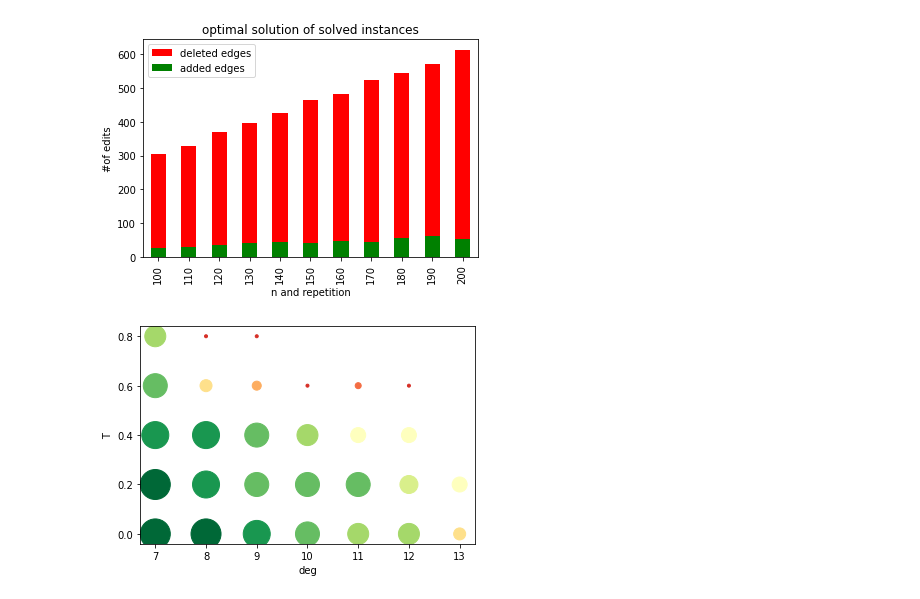
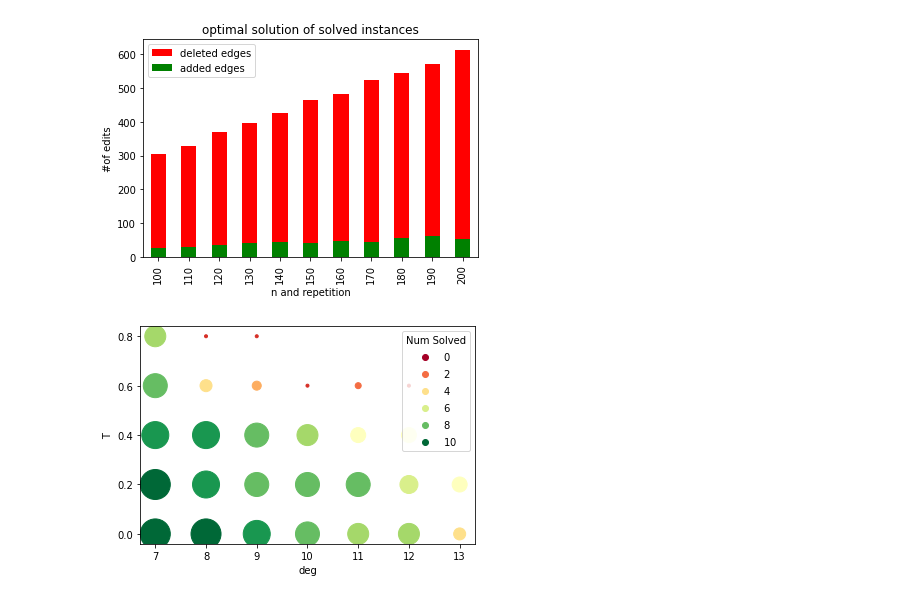
Before and after one commit to kittobi1992/cluster_editing, a Jupyter notebook: experiments-girg.ipynb, the cells around one changed output. Drawn from its saved outputs; the diff is of its cells as text; code cells hidden in the pictures.

```diff
--- a/experiments-girg.ipynb
+++ b/experiments-girg.ipynb
@@ -3,6 +3,7 @@ import pandas
 from matplotlib import pyplot as plt
 # %%
 df = pandas.read_csv('girg.csv', sep=',')
+df['gap'] = df.upper - df.lower
 df.head()
 # %% [output]
 |  | type | n | deg | ple | T | d | s1 | s2 | s3 | rep | ... | ... |
@@ -57,10 +58,14 @@ plt.savefig(f'plots/girg-edits.pdf', bbox_inches='tight')
 [figure]
 # %%
 data = df[df.type=='grid'].groupby(['deg','T'])
-plt.scatter(x=data.deg.first(), y=data.T.first(), s=(data.solved.sum()*3)**2, c=data.solved.sum(), cmap='RdYlGn', vmin=0, vmax=10)
+scatter = plt.scatter(x=data.deg.first(), y=data.T.first(), s=(data.solved.sum()*3)**2, c=data.solved.sum(), cmap='RdYlGn', vmin=0, vmax=10)
+
 plt.xlabel('deg')
 plt.ylabel('T')
 plt.yticks(data.T.first().unique())
+
+plt.legend(*scatter.legend_elements(prop="colors", num=6), loc="upper right", title="Num Solved")
+
 plt.savefig(f'plots/girg-threshold.pdf', bbox_inches='tight')
 # %% [output]
-[figure, old version]
+[figure, new version]
```
Also changed, not shown: parts of 4 cells of this notebook, 4 other files.
